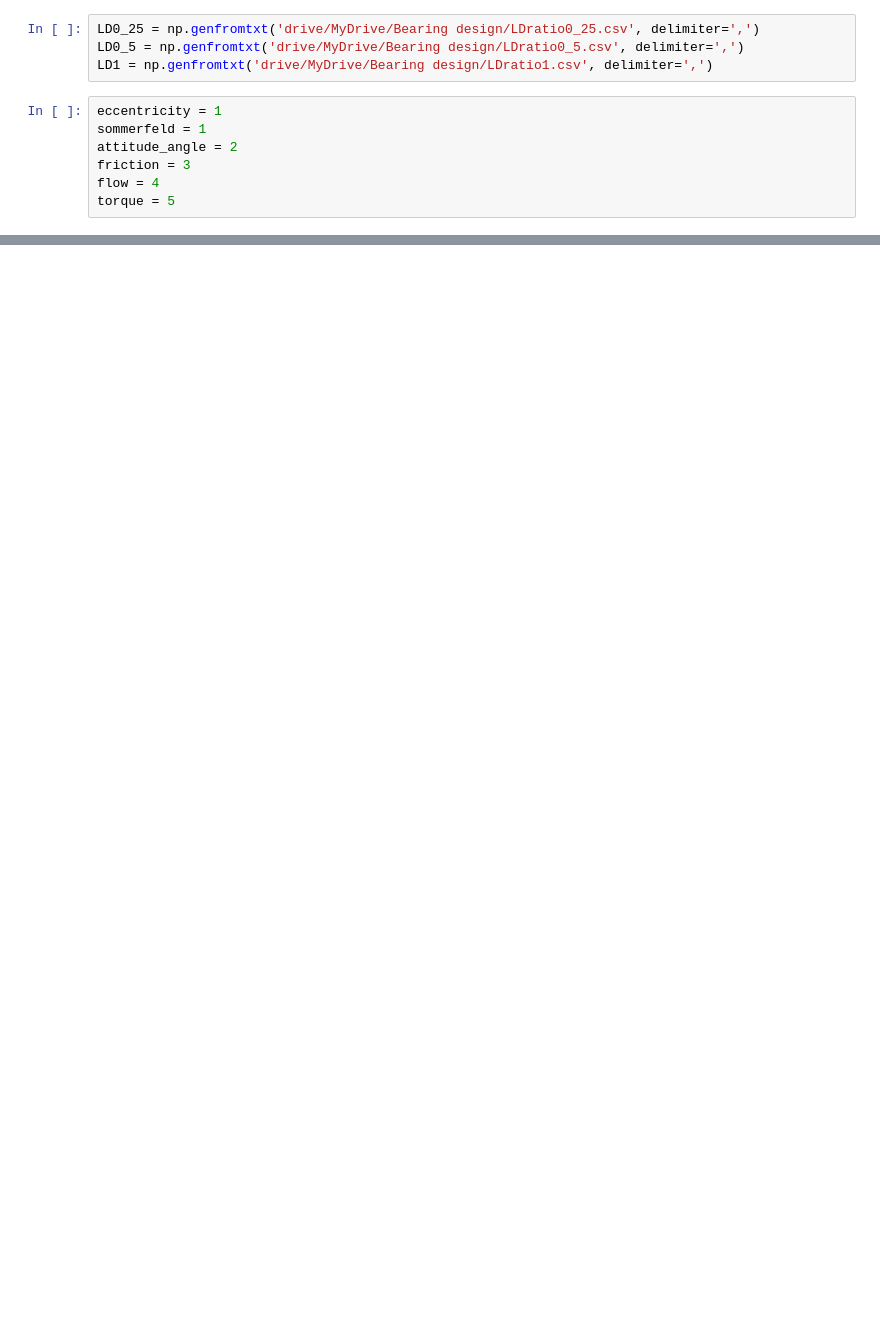
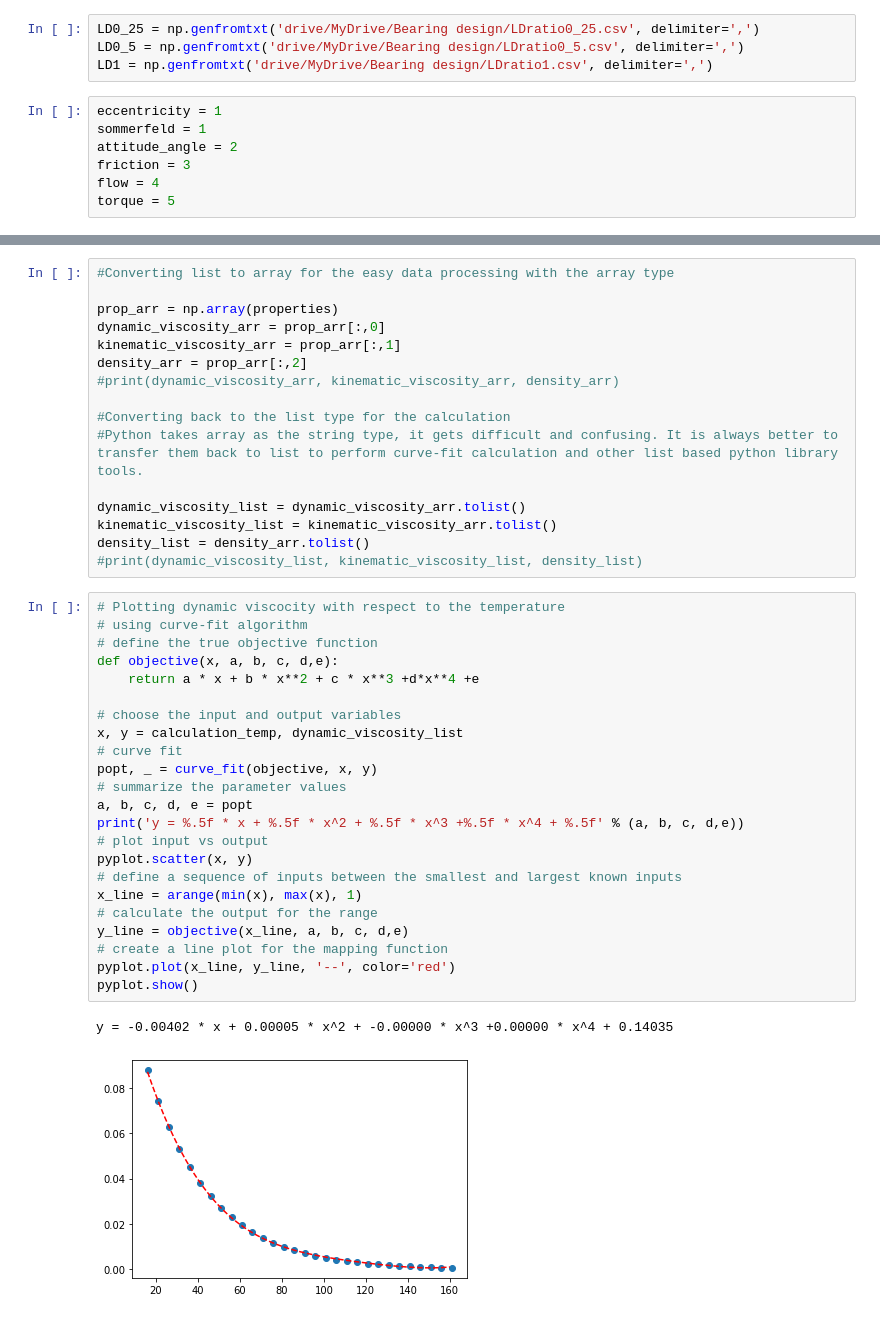
Before and after one commit to vijaikrish/Journal-Bearing-Design, a Jupyter notebook: Bearing_design.ipynb, the cells around one changed output, grey strips where cells are left out. Drawn from its saved outputs; the diff is of its cells as text; blank space fills up the shorter version.

```diff
--- a/Bearing_design.ipynb
+++ b/Bearing_design.ipynb
@@ -30,0 +147,42 @@ rpm =
+# %%
+#Converting list to array for the easy data processing with the array type
+
+prop_arr = np.array(properties)
+dynamic_viscosity_arr = prop_arr[:,0]
+kinematic_viscosity_arr = prop_arr[:,1]
+density_arr = prop_arr[:,2]
+#print(dynamic_viscosity_arr, kinematic_viscosity_arr, density_arr)
+
+#Converting back to the list type for the calculation
+#Python takes array as the string type, it gets difficult and confusing. It is always better to transfer them back to list to perform curve-fit calculation and other list based python library tools.
+
+dynamic_viscosity_list = dynamic_viscosity_arr.tolist()
+kinematic_viscosity_list = kinematic_viscosity_arr.tolist()
+density_list = density_arr.tolist()
+#print(dynamic_viscosity_list, kinematic_viscosity_list, density_list)
+# %%
+# Plotting dynamic viscocity with respect to the temperature
+# using curve-fit algorithm
+# define the true objective function
+def objective(x, a, b, c, d,e):
+	return a * x + b * x**2 + c * x**3 +d*x**4 +e
+
+# choose the input and output variables
+x, y = calculation_temp, dynamic_viscosity_list
+# curve fit
+popt, _ = curve_fit(objective, x, y)
+# summarize the parameter values
+a, b, c, d, e = popt
+print('y = %.5f * x + %.5f * x^2 + %.5f * x^3 +%.5f * x^4 + %.5f' % (a, b, c, d,e))
+# plot input vs output
+pyplot.scatter(x, y)
+# define a sequence of inputs between the smallest and largest known inputs
+x_line = arange(min(x), max(x), 1)
+# calculate the output for the range
+y_line = objective(x_line, a, b, c, d,e)
+# create a line plot for the mapping function
+pyplot.plot(x_line, y_line, '--', color='red')
+pyplot.show()
+# %% [output]
+y = -0.00402 * x + 0.00005 * x^2 + -0.00000 * x^3 +0.00000 * x^4 + 0.14035
+[figure, added]
```
Also changed, not shown: parts of 17 cells of this notebook.
